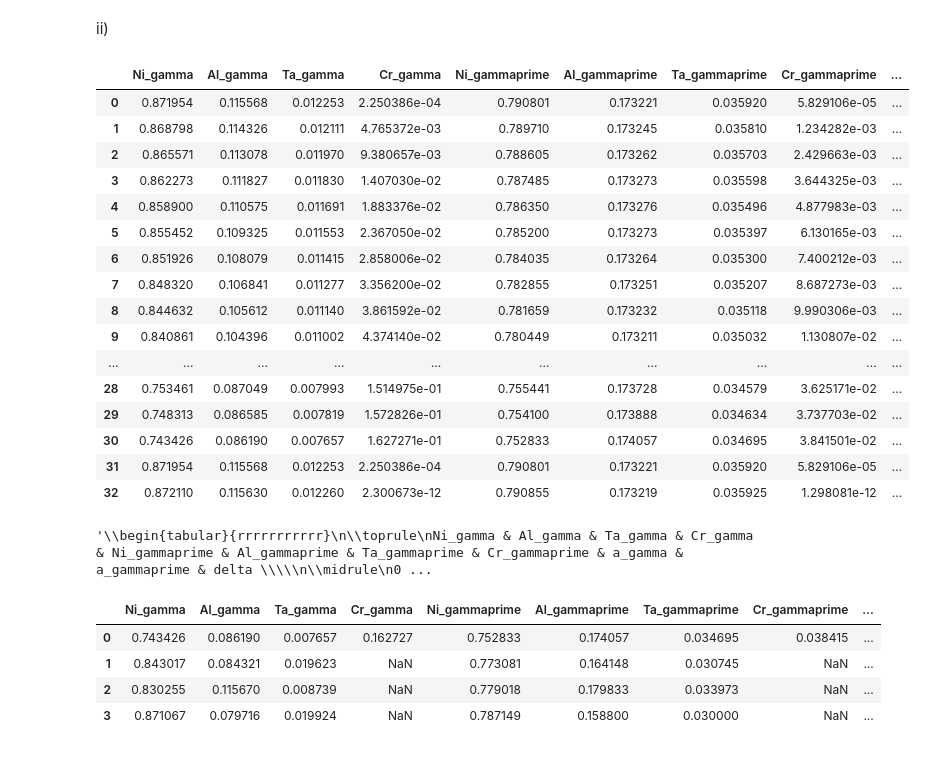
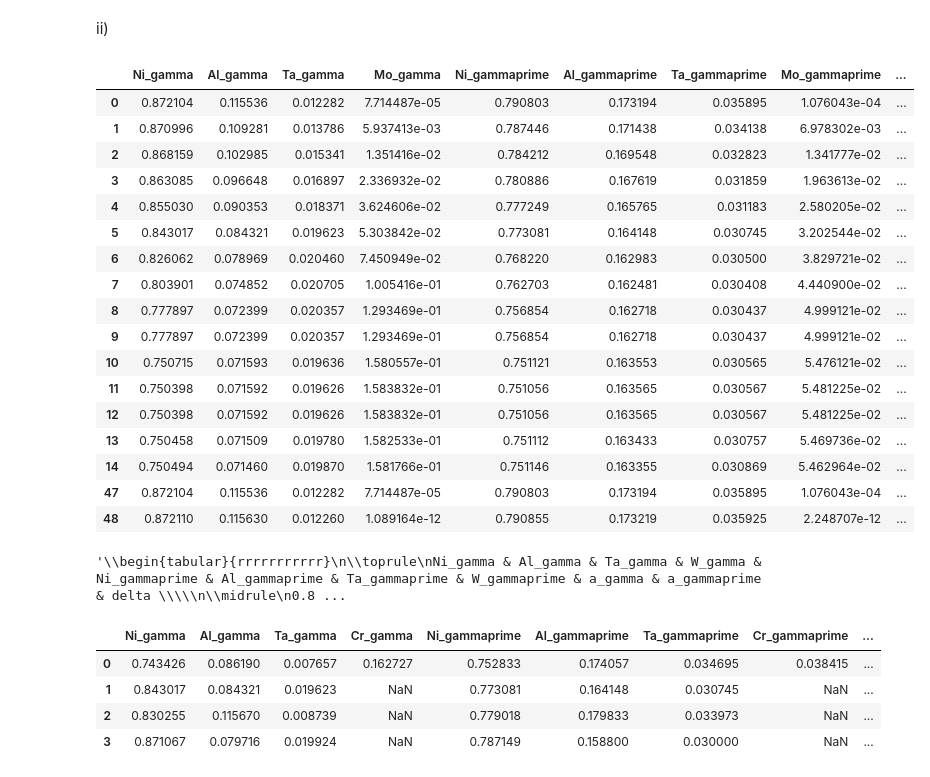
Before and after one commit to ShannonNCM/High_temp_materials, a Jupyter notebook: codes.ipynb, the cells around one changed output. Saved outputs shown, nothing was run; the diff lists cells and outputs as text; code cells hidden in the pictures.

```diff
--- a/codes.ipynb
+++ b/codes.ipynb
@@ -400,29 +400,30 @@ res_mo = df_mo[['Ni_gamma', 'Al_gamma', 'Ta_gamma', 'Mo_gamma', 'Ni_gammaprime',
 res_re = df_re[['Ni_gamma', 'Al_gamma', 'Ta_gamma', 'Re_gamma', 'Ni_gammaprime', 'Al_gammaprime', 'Ta_gammaprime', 'Re_gammaprime', 'a_gamma', 'a_gammaprime', 'delta']].dropna()
 res_w = df_w[['Ni_gamma', 'Al_gamma', 'Ta_gamma', 'W_gamma', 'Ni_gammaprime', 'Al_gammaprime', 'Ta_gammaprime', 'W_gammaprime', 'a_gamma', 'a_gammaprime', 'delta']].dropna()
 # %%
-res_cr
+res_mo
 # %% [output]
-|  | Ni_gamma | Al_gamma | Ta_gamma | Cr_gamma | Ni_gammaprime | Al_gammaprime | Ta_gammaprime | Cr_gammaprime | ... |
-| 0 | 0.871954 | 0.115568 | 0.012253 | 2.250386e-04 | 0.790801 | 0.173221 | 0.035920 | 5.829106e-05 | ... |
-| 1 | 0.868798 | 0.114326 | 0.012111 | 4.765372e-03 | 0.789710 | 0.173245 | 0.035810 | 1.234282e-03 | ... |
-| 2 | 0.865571 | 0.113078 | 0.011970 | 9.380657e-03 | 0.788605 | 0.173262 | 0.035703 | 2.429663e-03 | ... |
-| 3 | 0.862273 | 0.111827 | 0.011830 | 1.407030e-02 | 0.787485 | 0.173273 | 0.035598 | 3.644325e-03 | ... |
-| 4 | 0.858900 | 0.110575 | 0.011691 | 1.883376e-02 | 0.786350 | 0.173276 | 0.035496 | 4.877983e-03 | ... |
-| 5 | 0.855452 | 0.109325 | 0.011553 | 2.367050e-02 | 0.785200 | 0.173273 | 0.035397 | 6.130165e-03 | ... |
-| 6 | 0.851926 | 0.108079 | 0.011415 | 2.858006e-02 | 0.784035 | 0.173264 | 0.035300 | 7.400212e-03 | ... |
-| 7 | 0.848320 | 0.106841 | 0.011277 | 3.356200e-02 | 0.782855 | 0.173251 | 0.035207 | 8.687273e-03 | ... |
-| 8 | 0.844632 | 0.105612 | 0.011140 | 3.861592e-02 | 0.781659 | 0.173232 | 0.035118 | 9.990306e-03 | ... |
-| 9 | 0.840861 | 0.104396 | 0.011002 | 4.374140e-02 | 0.780449 | 0.173211 | 0.035032 | 1.130807e-02 | ... |
-| ... | ... | ... | ... | ... | ... | ... | ... | ... | ... |
-| 28 | 0.753461 | 0.087049 | 0.007993 | 1.514975e-01 | 0.755441 | 0.173728 | 0.034579 | 3.625171e-02 | ... |
-| 29 | 0.748313 | 0.086585 | 0.007819 | 1.572826e-01 | 0.754100 | 0.173888 | 0.034634 | 3.737703e-02 | ... |
-| 30 | 0.743426 | 0.086190 | 0.007657 | 1.627271e-01 | 0.752833 | 0.174057 | 0.034695 | 3.841501e-02 | ... |
-| 31 | 0.871954 | 0.115568 | 0.012253 | 2.250386e-04 | 0.790801 | 0.173221 | 0.035920 | 5.829106e-05 | ... |
-| 32 | 0.872110 | 0.115630 | 0.012260 | 2.300673e-12 | 0.790855 | 0.173219 | 0.035925 | 1.298081e-12 | ... |
+|  | Ni_gamma | Al_gamma | Ta_gamma | Mo_gamma | Ni_gammaprime | Al_gammaprime | Ta_gammaprime | Mo_gammaprime | ... |
+| 0 | 0.872104 | 0.115536 | 0.012282 | 7.714487e-05 | 0.790803 | 0.173194 | 0.035895 | 1.076043e-04 | ... |
+| 1 | 0.870996 | 0.109281 | 0.013786 | 5.937413e-03 | 0.787446 | 0.171438 | 0.034138 | 6.978302e-03 | ... |
+| 2 | 0.868159 | 0.102985 | 0.015341 | 1.351416e-02 | 0.784212 | 0.169548 | 0.032823 | 1.341777e-02 | ... |
+| 3 | 0.863085 | 0.096648 | 0.016897 | 2.336932e-02 | 0.780886 | 0.167619 | 0.031859 | 1.963613e-02 | ... |
+| 4 | 0.855030 | 0.090353 | 0.018371 | 3.624606e-02 | 0.777249 | 0.165765 | 0.031183 | 2.580205e-02 | ... |
+| 5 | 0.843017 | 0.084321 | 0.019623 | 5.303842e-02 | 0.773081 | 0.164148 | 0.030745 | 3.202544e-02 | ... |
+| 6 | 0.826062 | 0.078969 | 0.020460 | 7.450949e-02 | 0.768220 | 0.162983 | 0.030500 | 3.829721e-02 | ... |
+| 7 | 0.803901 | 0.074852 | 0.020705 | 1.005416e-01 | 0.762703 | 0.162481 | 0.030408 | 4.440900e-02 | ... |
+| 8 | 0.777897 | 0.072399 | 0.020357 | 1.293469e-01 | 0.756854 | 0.162718 | 0.030437 | 4.999121e-02 | ... |
+| 9 | 0.777897 | 0.072399 | 0.020357 | 1.293469e-01 | 0.756854 | 0.162718 | 0.030437 | 4.999121e-02 | ... |
+| 10 | 0.750715 | 0.071593 | 0.019636 | 1.580557e-01 | 0.751121 | 0.163553 | 0.030565 | 5.476121e-02 | ... |
+| 11 | 0.750398 | 0.071592 | 0.019626 | 1.583832e-01 | 0.751056 | 0.163565 | 0.030567 | 5.481225e-02 | ... |
+| 12 | 0.750398 | 0.071592 | 0.019626 | 1.583832e-01 | 0.751056 | 0.163565 | 0.030567 | 5.481225e-02 | ... |
+| 13 | 0.750458 | 0.071509 | 0.019780 | 1.582533e-01 | 0.751112 | 0.163433 | 0.030757 | 5.469736e-02 | ... |
+| 14 | 0.750494 | 0.071460 | 0.019870 | 1.581766e-01 | 0.751146 | 0.163355 | 0.030869 | 5.462964e-02 | ... |
+| 47 | 0.872104 | 0.115536 | 0.012282 | 7.714487e-05 | 0.790803 | 0.173194 | 0.035895 | 1.076043e-04 | ... |
+| 48 | 0.872110 | 0.115630 | 0.012260 | 1.089164e-12 | 0.790855 | 0.173219 | 0.035925 | 2.248707e-12 | ... |
 # %%
-f.save_latex(res_cr)
+f.save_latex(res_w,3)
 # %% [output]
-'\\begin{tabular}{rrrrrrrrrrr}\n\\toprule\nNi_gamma & Al_gamma & Ta_gamma & Cr_gamma & Ni_gammaprime & Al_gammaprime & Ta_gammaprime & Cr_gammaprime & a_gamma & a_gammaprime & delta \\\\\n\\midrule\n0 ...
+'\\begin{tabular}{rrrrrrrrrrr}\n\\toprule\nNi_gamma & Al_gamma & Ta_gamma & W_gamma & Ni_gammaprime & Al_gammaprime & Ta_gammaprime & W_gammaprime & a_gamma & a_gammaprime & delta \\\\\n\\midrule\n0.8 ...
 # %%
 #finding the minimum value of delta for each dataframe
 def min_vals(df):
```
Also changed, not shown: parts of 9 cells of this notebook, 21 other files.
